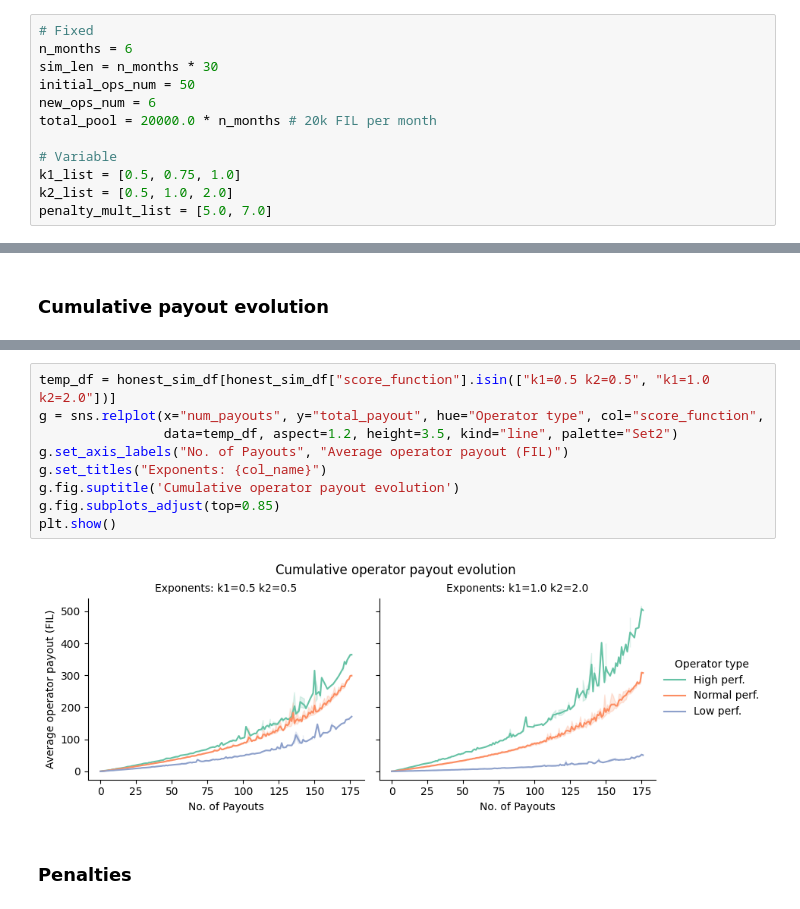
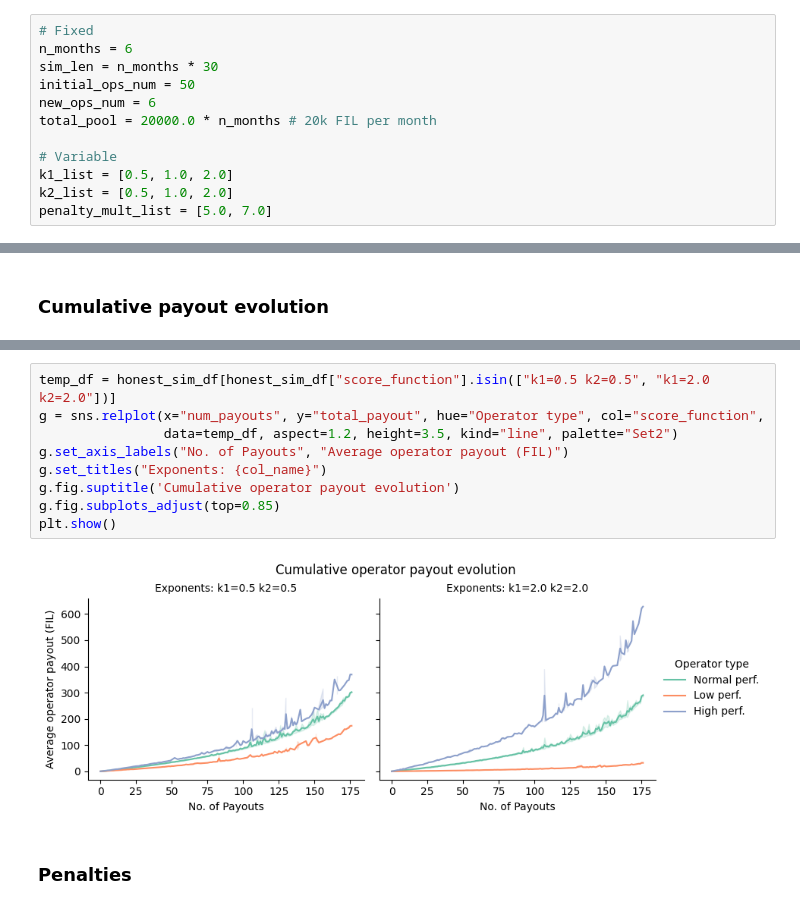
Before and after one commit to protocol/cel-retrieval, a Jupyter notebook: saturn-aliens/notebooks/4.0-full_sim_const_reward.ipynb, the cells around one changed output, grey strips where cells are left out. Cells and saved outputs as stored; diff of their text form.

```diff
--- a/saturn-aliens/notebooks/4.0-full_sim_const_reward.ipynb
+++ b/saturn-aliens/notebooks/4.0-full_sim_const_reward.ipynb
@@ -62,7 +62,7 @@ new_ops_num = 6
 total_pool = 20000.0 * n_months # 20k FIL per month
 
 # Variable
-k1_list = [0.5, 0.75, 1.0]
+k1_list = [0.5, 1.0, 2.0]
 k2_list = [0.5, 1.0, 2.0]
 penalty_mult_list = [5.0, 7.0]
 # %% [markdown]
@@ -281,14 +282,14 @@ plt.show()
 # %%
-temp_df = honest_sim_df[honest_sim_df["score_function"].isin(["k1=0.5 k2=0.5", "k1=1.0 k2=2.0"])]
+temp_df = honest_sim_df[honest_sim_df["score_function"].isin(["k1=0.5 k2=0.5", "k1=2.0 k2=2.0"])]
 g = sns.relplot(x="num_payouts", y="total_payout", hue="Operator type", col="score_function",
                 data=temp_df, aspect=1.2, height=3.5, kind="line", palette="Set2")
 g.set_axis_labels("No. of Payouts", "Average operator payout (FIL)")
 g.set_titles("Exponents: {col_name}")
 g.fig.suptitle('Cumulative operator payout evolution')
 g.fig.subplots_adjust(top=0.85)
 plt.show()
 # %% [output]
-[figure, old version]
+[figure, new version]
 # %% [markdown]
 ### Penalties
 # %%
```
Also changed, not shown: parts of 26 cells of this notebook.
